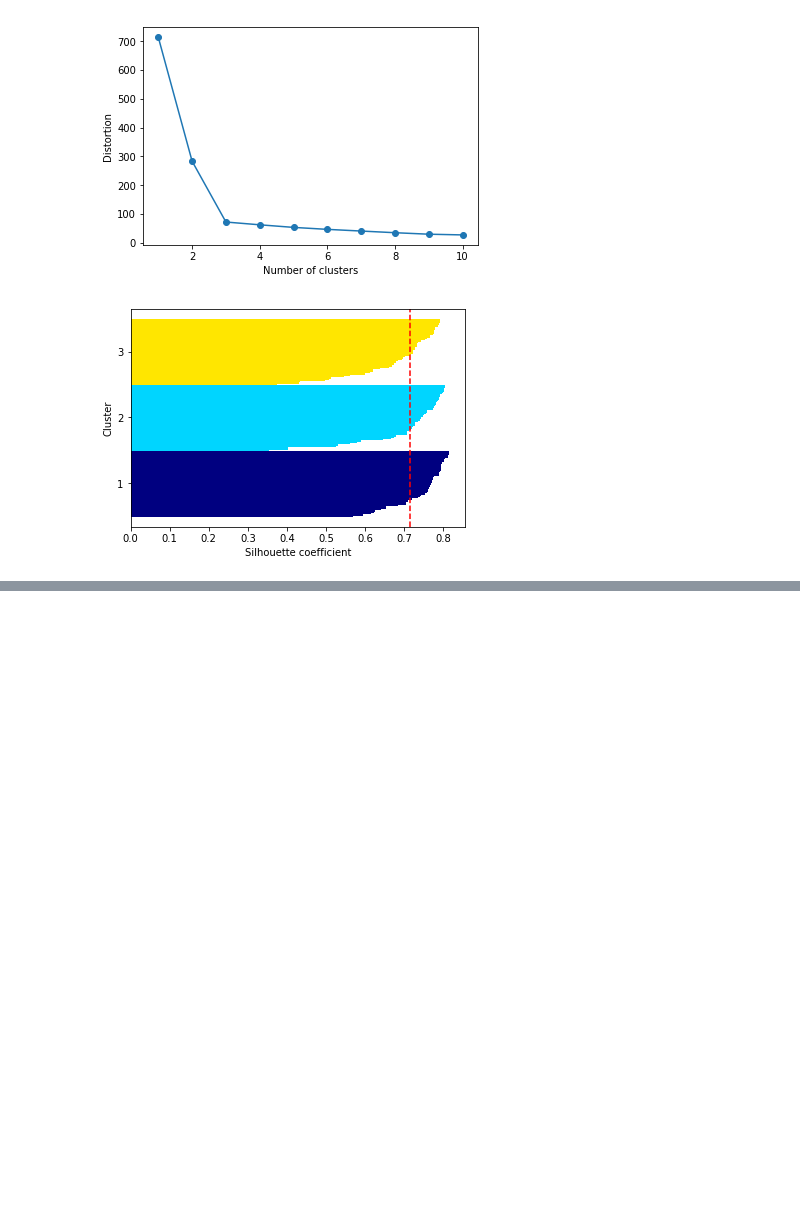
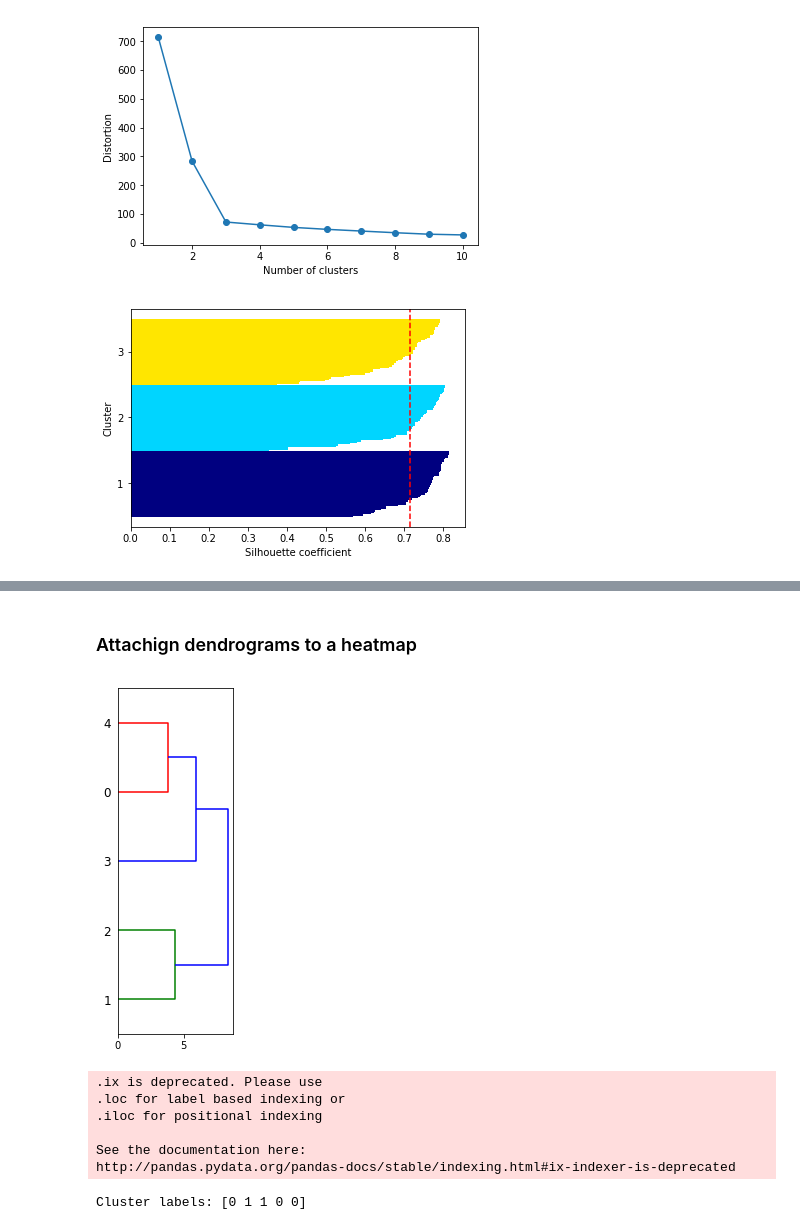
Before and after one commit to almoskowitz/Raschka_MLBook, a Jupyter notebook: Chapter 11 Cluster Analysis.ipynb, the cells around one changed output, grey strips where cells are left out. Saved outputs shown, nothing was run; the diff lists cells and outputs as text; code cells hidden in the pictures; blank space fills up the shorter version.

```diff
--- a/Chapter 11 Cluster Analysis.ipynb
+++ b/Chapter 11 Cluster Analysis.ipynb
@@ -147,0 +303,20 @@ plt.show()
+# %% [markdown]
+### Attachign dendrograms to a heatmap
+# %%
+### 1. Create a new figure object that defines the x and y axes. Rotate the dendrogram 90 degrees counterclockwise
+
+fig = plt.figure(figsize=(8,8))
+axd = fig.add_axes([0.09, 0.1, 0.2, 0.6])
+row_dendr = dendrogram(row_clusters, orientation = 'right')
+# %% [output]
+[figure, added]
+# %%
+### Reorder initial DF according to clustering labels that can be accessed from the dendrogram object
+df_rowclust = df.ix[row_dendr['leaves'][::-1]]
+# %% [output]
+.ix is deprecated. Please use
+.loc for label based indexing or
+.iloc for positional indexing
+
+See the documentation here:
+http://pandas.pydata.org/pandas-docs/stable/indexing.html#ix-indexer-is-deprecated
@@ -147,0 +335,9 @@ plt.show()
+# %%
+### Trimming the cluster tree
+
+from sklearn.cluster import AgglomerativeClustering
+ac = AgglomerativeClustering(n_clusters = 2, affinity = 'euclidean', linkage = 'complete')
+labels = ac.fit_predict(X)
+print('Cluster labels: %s' % labels)
+# %% [output]
+Cluster labels: [0 1 1 0 0]
```
Also changed, not shown: parts of 14 cells of this notebook.
